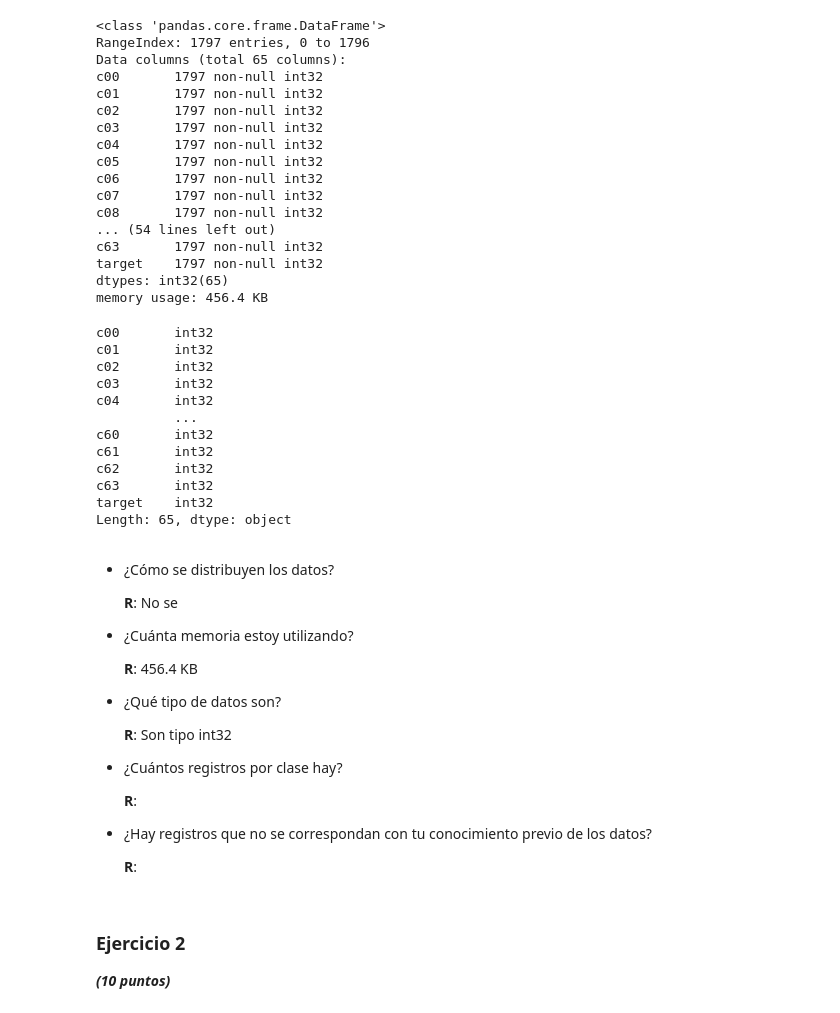
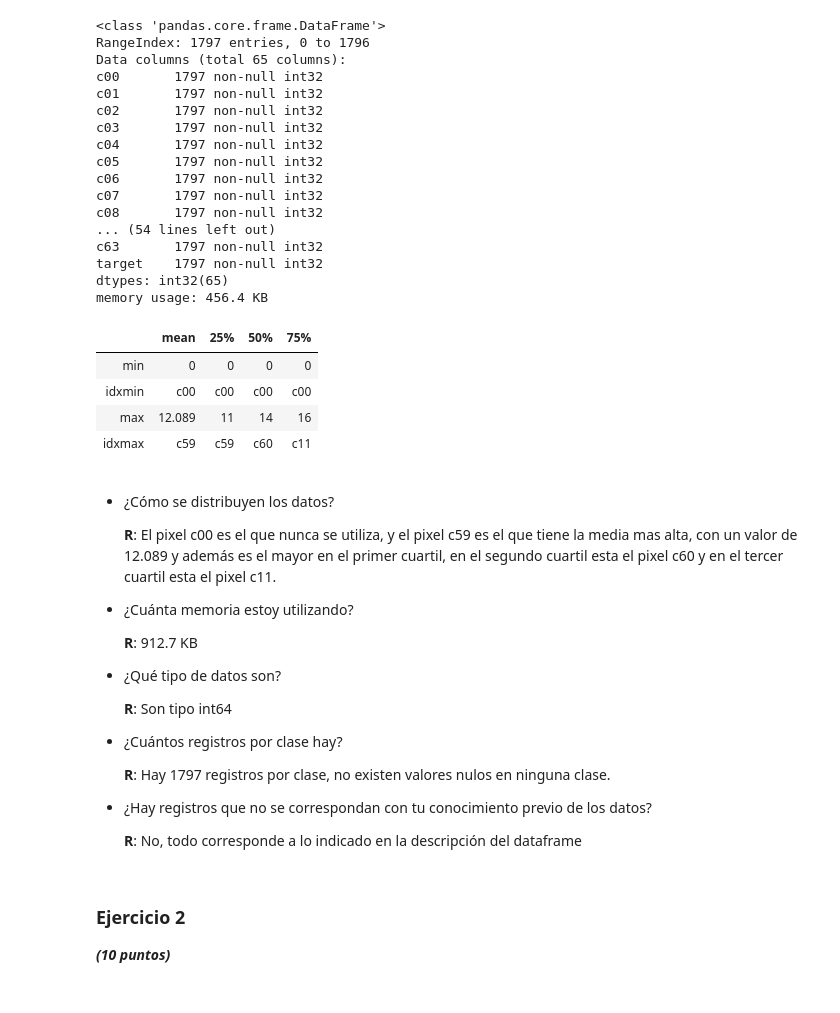
Before and after one commit to BOlguin/MAT281_portfolio, a Jupyter notebook: Laboratorios y Tareas/m05_project01/m05_project01.ipynb, the cells around one changed output. Saved outputs shown, nothing was run; the diff lists cells and outputs as text; code cells hidden in the pictures.

```diff
--- a/Laboratorios y Tareas/m05_project01/m05_project01.ipynb
+++ b/Laboratorios y Tareas/m05_project01/m05_project01.ipynb
@@ -216,37 +216,30 @@ c63       1797 non-null int32
 target    1797 non-null int32
 dtypes: int32(65)
 memory usage: 456.4 KB
-# %%
-digits.dtypes
-# %% [output]
-c00       int32
-c01       int32
-c02       int32
-c03       int32
-c04       int32
-          ...
-c60       int32
-c61       int32
-c62       int32
-c63       int32
-target    int32
-Length: 65, dtype: object
+# %%
+digits.describe().T.agg(['min', 'idxmin', 'max', 'idxmax']).drop(['count', 'max', 'std', 'min'], axis=1)
+# %% [output]
+|  | mean | 25% | 50% | 75% |
+| min | 0 | 0 | 0 | 0 |
+| idxmin | c00 | c00 | c00 | c00 |
+| max | 12.089 | 11 | 14 | 16 |
+| idxmax | c59 | c59 | c60 | c11 |
 # %% [markdown]
 * ¿Cómo se distribuyen los datos?
 
-    __R__: No se
+    __R__: El pixel c00 es el que nunca se utiliza, y el pixel c59 es el que tiene la media mas alta, con un valor de 12.089 y además es el mayor en el primer cuartil, en el segundo cuartil esta  el pixel c60 y en el tercer cuartil esta el pixel c11.
 * ¿Cuánta memoria estoy utilizando?
 
-    __R__: 456.4 KB
+    __R__: 912.7 KB
 * ¿Qué tipo de datos son?
 
-    __R__: Son tipo int32
+    __R__: Son tipo int64
 * ¿Cuántos registros por clase hay?
 
-    __R__:
+    __R__: Hay 1797 registros por clase, no existen valores nulos en ninguna clase.
 * ¿Hay registros que no se correspondan con tu conocimiento previo de los datos?
 
-    __R__:
+    __R__: No, todo corresponde a lo indicado en la descripción del dataframe
 # %% [markdown]
 ### Ejercicio 2
 
```
Also changed, not shown: parts of 17 cells of this notebook.
